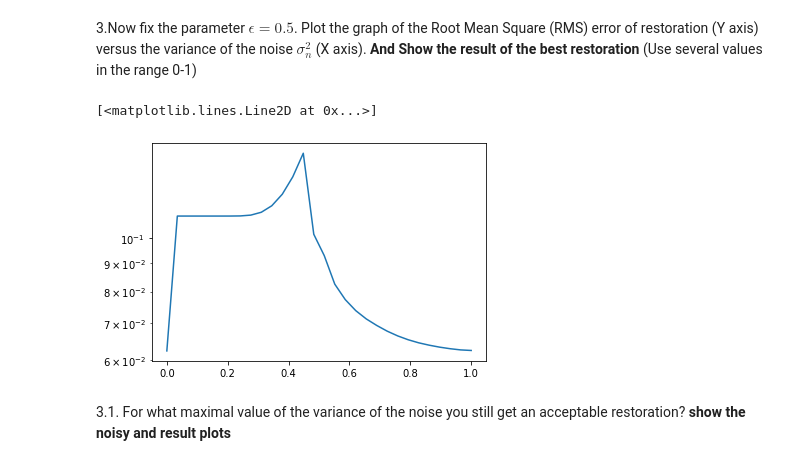
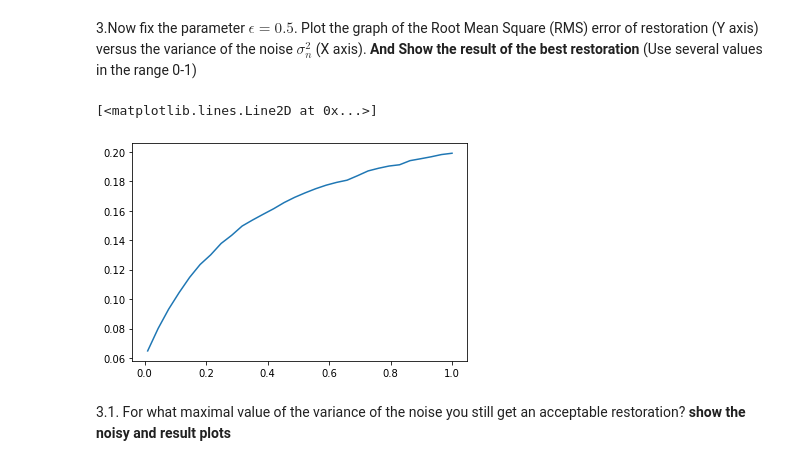
Before and after one commit to nadavschwalb/image_processing, a Jupyter notebook: Lab5.ipynb, the cells around one changed output. Cells and saved outputs as stored; diff of their text form; code cells hidden in the pictures.

```diff
--- a/Lab5.ipynb
+++ b/Lab5.ipynb
@@ -38,9 +38,9 @@ Insert your implementaion - add blurring and noise to image:
 # %%
 # The function return two images: a blurred image
 # and an image after blurring and noise adding
-def AddBlurreAndNoise(img, filter_blur):
+def AddBlurreAndNoise(img, filter_blur,sigma=0.01):
   img_blurre = cv2.filter2D(img,-1,filter_blur)
-  img_blurre_noise = skimage.util.random_noise(img_blurre)
+  img_blurre_noise = skimage.util.random_noise(img_blurre,var=sigma)
   return img_blurre, img_blurre_noise
 # %% [markdown]
 Load image:
@@ -163,14 +172,14 @@ variance of the noise $\sigma_n^2$ (X axis).
 __And Show the result of the best restoration__
 (Use several values in the range 0-1)
 # %%
-varianses = np.linspace(0,1,num=30)
-restored = [PseudoInverseFilter(noise, cv2.getGaussianKernel(ksize=5,sigma=x)*cv2.getGaussianKernel(ksize=5,sigma=x).T, epsilon=0.5) for x in varianses]
-rms = [restoration_rms(img,x) for x in restored]
-plt.yscale("log")
-plt.plot(varianses,rms)
+variances = np.linspace(0.01,1,num=30)
+restored_sigma = [PseudoInverseFilter(AddBlurreAndNoise(img,filter_blur,x)[1],filter_blur, epsilon=0.5) for x in variances]
+rms = [restoration_rms(img,x) for x in restored_sigma]
+#plt.yscale("log")
+plt.plot(variances,rms)
 # %% [output]
 [<matplotlib.lines.Line2D at 0x...>]
-[figure, old version]
+[figure, new version]
 # %% [markdown]
    3.1. For what maximal value of the variance of the noise you still get an acceptable restoration? **show the noisy and result plots**
 # %% [markdown]
```
Also changed, not shown: parts of 9 cells of this notebook.
